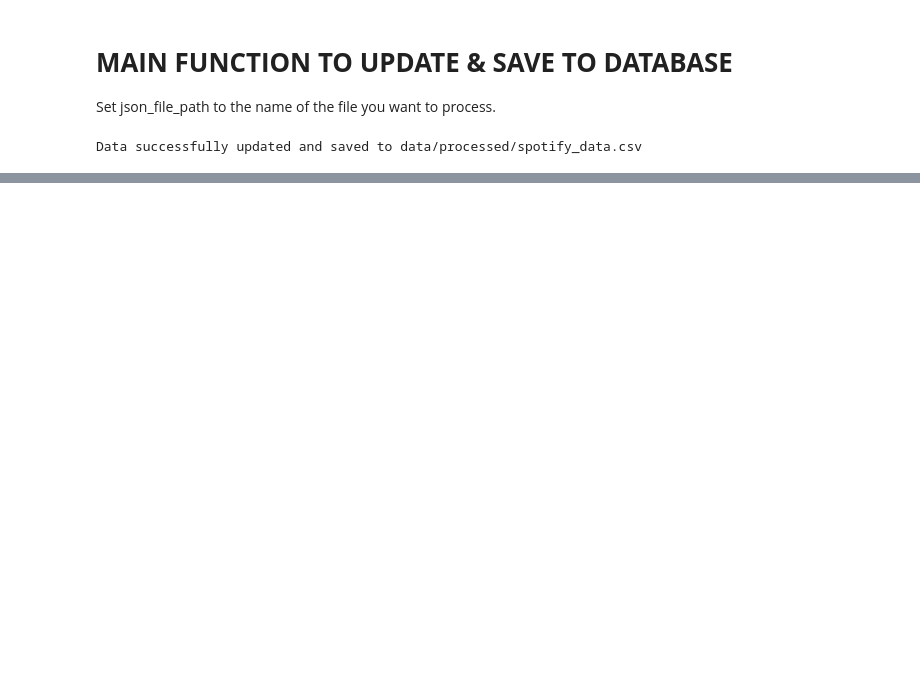
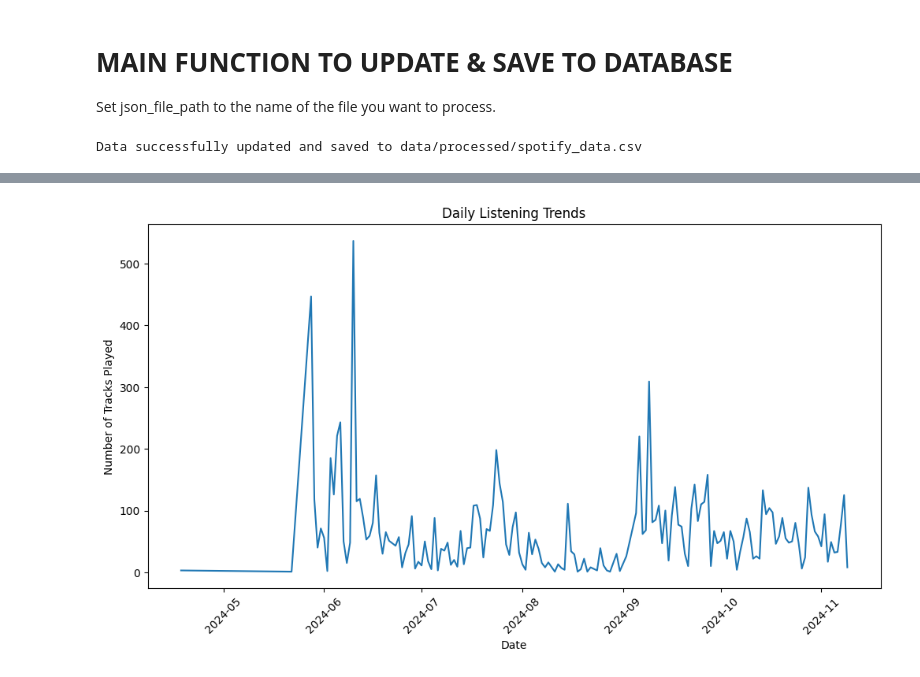
Before and after one commit to ezragershman/spotify-listening-data, a Jupyter notebook: notebooks/data_analysis.ipynb, the cells around one changed output, grey strips where cells are left out. Saved outputs shown, nothing was run; the diff lists cells and outputs as text; code cells hidden in the pictures; blank space fills up the shorter version.

Commit message:
Kaggle Notebook | spotify_music_data | Version 4

```diff
--- a/notebooks/data_analysis.ipynb
+++ b/notebooks/data_analysis.ipynb
@@ -78,0 +77,9 @@ NameError: name 'data' is not defined
+# %%
+# Load your CSV file (ensure you have the correct file path)
+csv_file_path = '/kaggle/input/musicdata/data/processed/spotify_data.csv'
+
+# Load the dataset into a pandas DataFrame
+df = pd.read_csv(csv_file_path)
+
+# Display the first few rows of the DataFrame to understand its structure
+df
@@ -78,0 +100,6 @@ NameError: name 'data' is not defined
+# %%
+# Convert 'end_time' to datetime
+df['end_time'] = pd.to_datetime(df['end_time'], format='%Y-%m-%d %H:%M')
+
+# Verify the conversion
+df['end_time'].head()
@@ -78,0 +155,20 @@ NameError: name 'data' is not defined
+# %%
+import matplotlib.pyplot as plt
+
+def listening_trends(df):
+    # Group by date and count the number of tracks played each day
+    df['date'] = df['end_time'].dt.date
+    daily_listening = df.groupby('date').size()
+
+    # Plot the trends
+    plt.figure(figsize=(12, 6))
+    daily_listening.plot(kind='line')
+    plt.title('Daily Listening Trends')
+    plt.xlabel('Date')
+    plt.ylabel('Number of Tracks Played')
+    plt.xticks(rotation=45)
+    plt.show()
+
+listening_trends(df)
+# %% [output]
+[figure, added]
```
Also changed, not shown: parts of 10 cells of this notebook.
